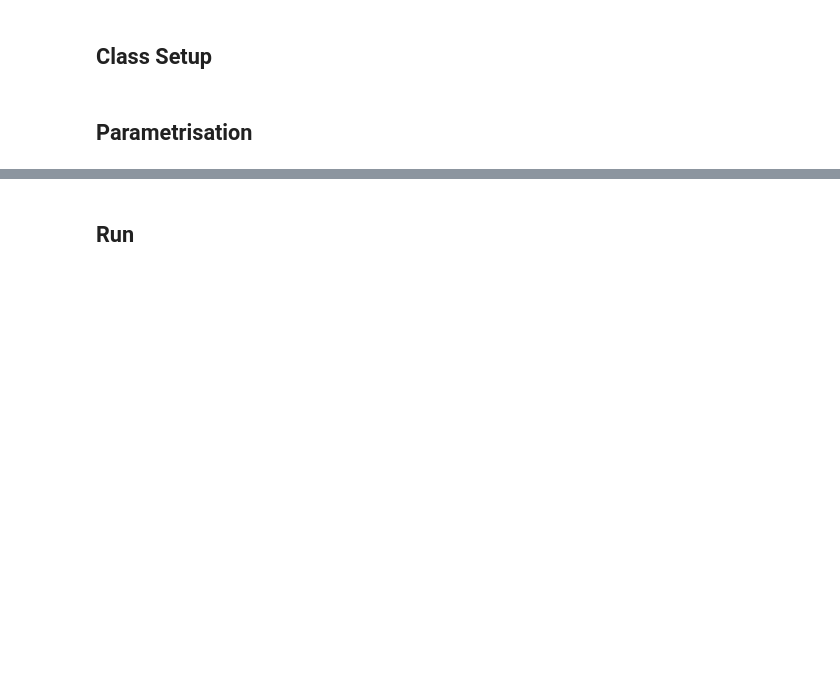
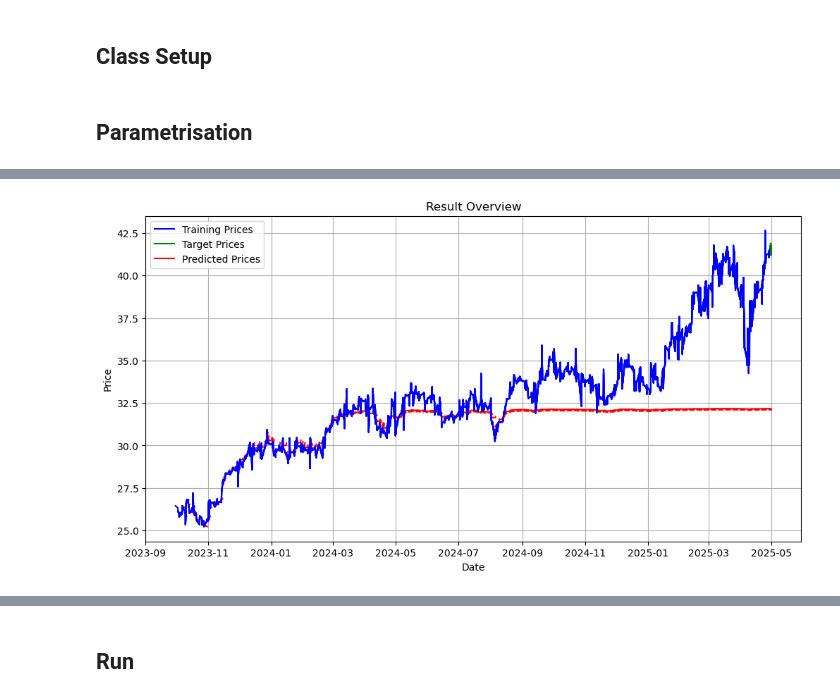
Before and after one commit to paulruesing/hybrid-rl-index-trading, a Jupyter notebook: notebooks/predictor_parametrisation.ipynb, the cells around one changed output, grey strips where cells are left out. Cells and saved outputs as stored; diff of their text form; code cells hidden in the pictures; blank space fills up the shorter version.

```diff
--- a/notebooks/predictor_parametrisation.ipynb
+++ b/notebooks/predictor_parametrisation.ipynb
@@ -1288,0 +1027,4 @@ predictor_a2_c3z
+# %%
+predictor_b1.plot_prediction_overview()
+# %% [output]
+[figure, added]
```
Also changed, not shown: parts of 25 cells of this notebook.
